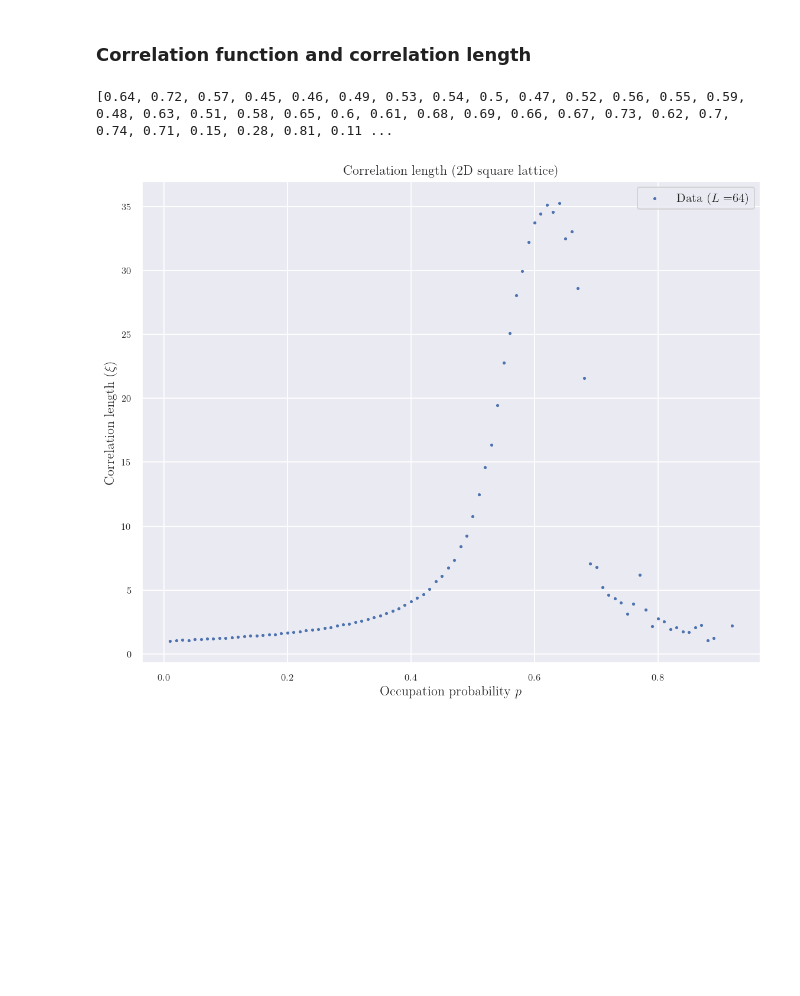
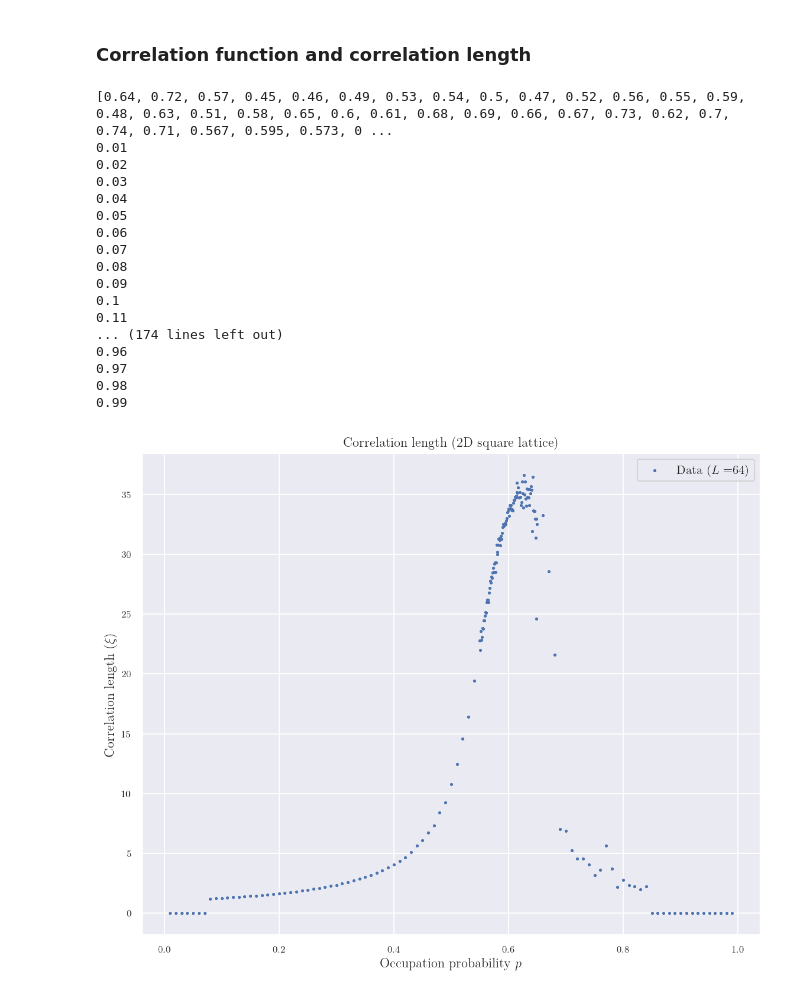
Before and after one commit to alansammarone/musk, a Jupyter notebook: notebooks/percolation_2d_analysis.ipynb, the cells around one changed output. Saved outputs shown, nothing was run; the diff lists cells and outputs as text; code cells hidden in the pictures; blank space fills up the shorter version.

```diff
--- a/notebooks/percolation_2d_analysis.ipynb
+++ b/notebooks/percolation_2d_analysis.ipynb
@@ -133,19 +140,24 @@ plt.show()
 # %% [markdown]
 #### Smaller range plot, with tanh fit
 # %%
-sizes = [32, 128, 512]
-prob_lower_bound = 0.4
-prob_upper_bound = 0.8
-probabilities = df_orig[PROBABILITY_COL].unique()
-probabilities = probabilities[np.where(
-        (probabilities >= prob_lower_bound) & (probabilities <= prob_upper_bound)
-)].tolist()
+def fit_fn(X, a, b, c, d):
+    return a * np.tanh(b*X + c) + d
+
+sizes = [64, 128]
+prob_range = [0.5, 0.7]
+probabilities = select_probabilities_in_range(df_orig, prob_range, 2)
 df = filter_and_select_columns(df_orig, sizes, probabilities, [HAS_PERCOLATED_COL])
 setup_figure()
 
 for size, group_df in df.groupby(SIZE_COL):
-    group_df = group_df.groupby(PROBABILITY_COL)[HAS_PERCOLATED_COL].mean()
-    plt.scatter(group_df.index, group_df, s=2, label=f"Data ($L=${size})")
+    group_df = group_df.groupby(PROBABILITY_COL)[HAS_PERCOLATED_COL]
+    mean = group_df.mean()
+    X, Y = mean.index, mean
+    popt = (1/2, 10, -1, 1/2)
+    popt, pcov = curve_fit(fit_fn, X, Y, p0=popt)
+    plt.scatter(X, Y, s=4, label=f"Data ($L=${size})")
+    X_fit = np.linspace(min(X), max(X), 100)
+    plt.plot(X_fit, fit_fn(X_fit, *popt), "--", label="Fit: ($L=${size})")
 
 plt.title("Percolation probability - 2D square lattice")
 plt.xlabel("Occupation probability")
@@ -238,6 +250,9 @@ def get_corr_function_exponential_fit(X, Y):
 
 
 def get_corr_length(corr_X, corr_Y):
+    if len(corr_X) < 10:
+        return 0
+
     max_distance = 2 ** 0.5 * size # 2D specific!
     distance = corr_X * max_distance
     xi_squared = np.sum(np.multiply(distance ** 2, corr_Y)) / np.sum(corr_Y)
@@ -247,43 +262,59 @@ def get_corr_length(corr_X, corr_Y):
 # Check why we have non-zero probability when x=0
 sizes = [64]
 probabilities = []
-probabilities = [0.62]
-probabilities = [p for p in df_orig['probability'].unique().tolist() if round(p, 2) == p]
-# probabilities = [p for p in probabilities if 0.5 < p < 0.7]
+probabilities = [0.95]
+probabilities = [p for p in df_orig['probability'].unique().tolist() if round(p, 3) == p]
+# probabilities = [p for p in probabilities if p > 0.8]
 print(probabilities)
 df = filter_and_select_columns(df_orig, sizes, probabilities, [CORRELATION_FUNCTION_COL])
 setup_figure()
 
 for size, size_df in df.groupby([SIZE_COL]):
 
     X, Y = [], []
     for probability, prob_df in size_df.groupby([PROBABILITY_COL]):
-#         print(probability)
+        print(probability)
 #         print(prob_df.shape)
         corr_X, corr_Y = get_correlation_function_from_prob_df(prob_df, size)
 #         popt = get_corr_function_exponential_fit(corr_X, corr_Y)
 #         correlation_length = popt[1]
 
         correlation_length = get_corr_length(corr_X, corr_Y)
 #         plt.scatter(corr_X, corr_Y, s=2, label=probability)
 #         plt.plot(corr_X, fit_fn(corr_X, *popt), "--")
 
 #         print(correlation_length)
 #         print("---")
         X.append(probability)
         Y.append(correlation_length)
 
 
     plt.scatter(X, Y, s=3, label=f"Data ($L=${size})")
 # plt.ylim([-0.01, 0.05])
 plt.title("Correlation length (2D square lattice)")
 plt.xlabel("Occupation probability $p$")
 plt.ylabel(r"Correlation length ($ \xi $)")
 plt.legend()
 plt.show()
 # %% [output]
-[0.64, 0.72, 0.57, 0.45, 0.46, 0.49, 0.53, 0.54, 0.5, 0.47, 0.52, 0.56, 0.55, 0.59, 0.48, 0.63, 0.51, 0.58, 0.65, 0.6, 0.61, 0.68, 0.69, 0.66, 0.67, 0.73, 0.62, 0.7, 0.74, 0.71, 0.15, 0.28, 0.81, 0.11 ...
+[0.64, 0.72, 0.57, 0.45, 0.46, 0.49, 0.53, 0.54, 0.5, 0.47, 0.52, 0.56, 0.55, 0.59, 0.48, 0.63, 0.51, 0.58, 0.65, 0.6, 0.61, 0.68, 0.69, 0.66, 0.67, 0.73, 0.62, 0.7, 0.74, 0.71, 0.567, 0.595, 0.573, 0 ...
+0.01
+0.02
+0.03
+0.04
+0.05
+0.06
+0.07
+0.08
+0.09
+0.1
+0.11
+... (174 lines left out)
+0.96
+0.97
+0.98
+0.99
-[figure, old version]
+[figure, new version]
 # %%
 # https://en.wikipedia.org/wiki/Binomial_proportion_confidence_interval
 # plt.axvline(probability)
```
Also changed, not shown: parts of 3 cells of this notebook, 2 other files.
